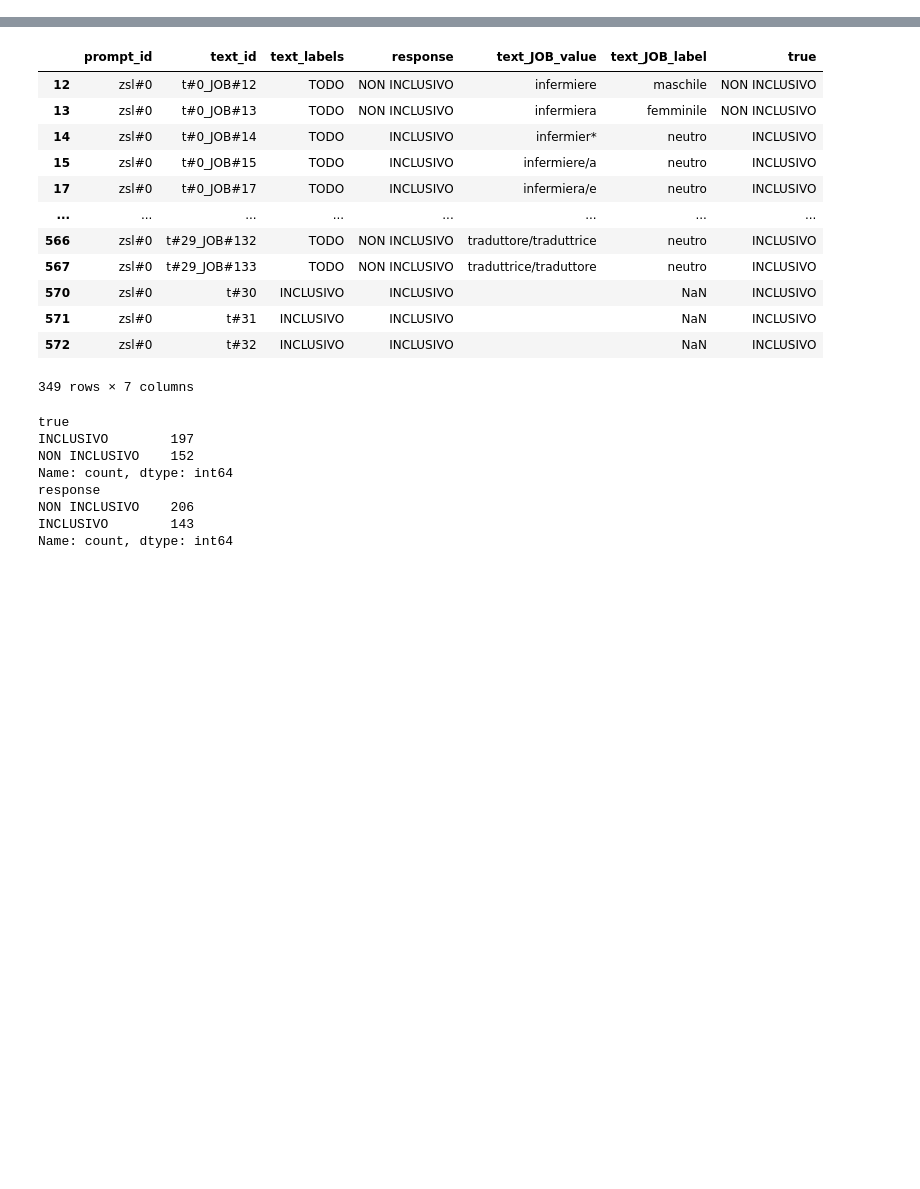
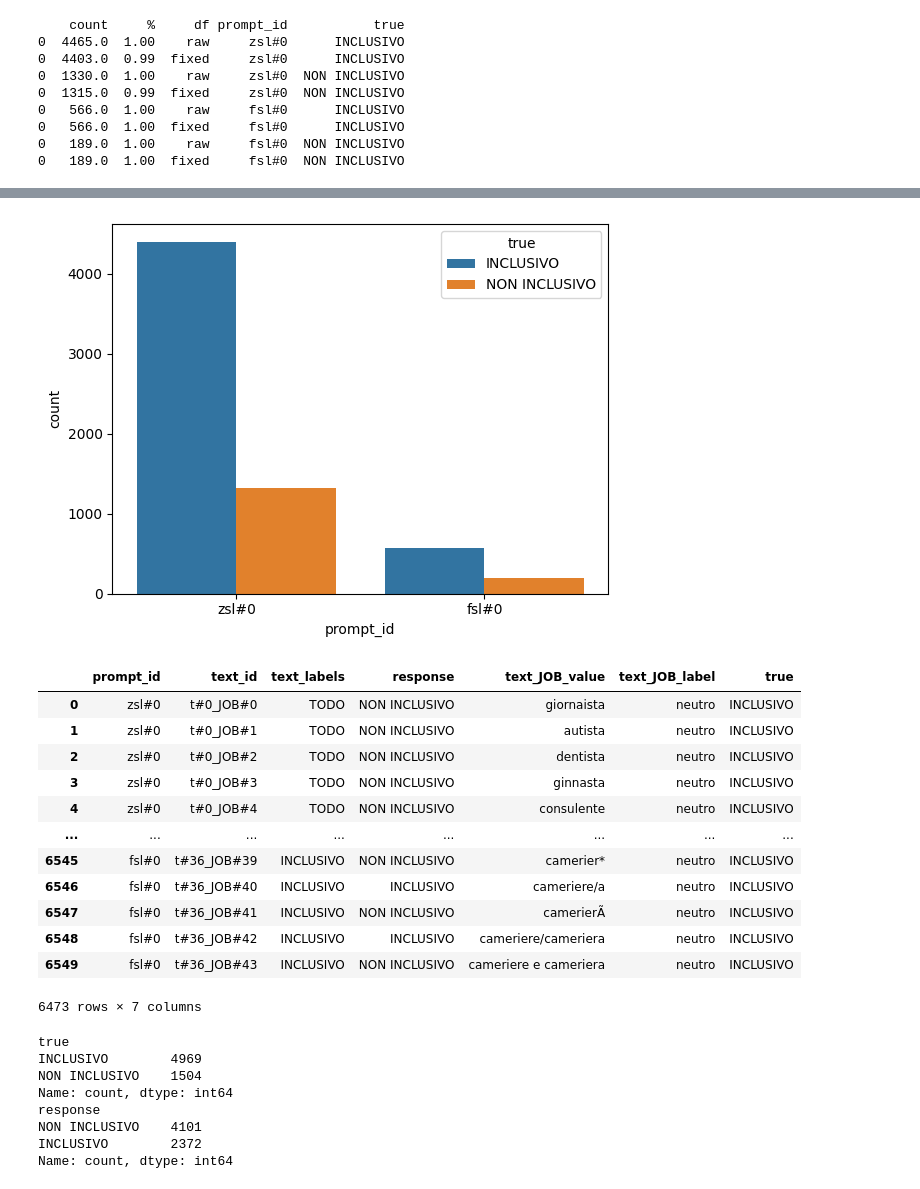
Before and after one commit to tommasoromano/unimi-language-detection, a Jupyter notebook: analysis.ipynb, the cells around one changed output, grey strips where cells are left out. Saved outputs shown, nothing was run; the diff lists cells and outputs as text; code cells hidden in the pictures; blank space fills up the shorter version.

```diff
--- a/analysis.ipynb
+++ b/analysis.ipynb
@@ -9,37 +31,18 @@ from data.texts import *
 # %%
-df = pd.read_csv('results/gemma2_split.csv')
+model = 'mistral'
+model = 'gemma2'
+model = 'qwen2'
+df = pd.read_csv(f'results/{model}_split.csv')
 
-NEUTRALS = [
-'giornaista',
-'autista',
-'dentista',
-'ginnasta',
-'consulente',
-'estetista',
-'farmacista',
-'contabile',
-'nutrizionista',
-'giardiniere',
-'insegnante',
-'igienista dentale',]
-
-df['text_JOB_value'] = df.apply(lambda x: x['text_JOB_value'] if isinstance(x['text_JOB_value'],str) else "", axis=1)
-df = df[~df['text_JOB_value'].isin(NEUTRALS)]
-df = df[~df['text_JOB_value'].str.contains("Ã")]
-df = df[~df['text_JOB_value'].str.contains(' o ')]
-df = df[~df['text_JOB_value'].str.contains(' e ')]
-
-df['true'] = df.apply(lambda x: ('INCLUSIVO' if x['text_JOB_label'] == 'neutro' else 'NON INCLUSIVO') if x['text_labels'] == 'TODO' else x['text_labels'], axis=1)
-LABELS = ['INCLUSIVO', 'NON INCLUSIVO']
-def fix_gemma2(df):
-    fdf = df.copy()
-    def _f(x):
-        r = x['response'].upper()
-        if 'NON INCLUSIVO' in r:
-            return 'NON INCLUSIVO'
-        return 'INCLUSIVO'
-    fdf['response'] = fdf.apply(lambda x: _f(x), axis=1)
-    return fdf
-df_fix = fix_gemma2(df)
+df_fix = fix_df(df, model)
 df_fix
 # %% [output]
+    count     %     df prompt_id           true
+0  4465.0  1.00    raw     zsl#0      INCLUSIVO
+0  4403.0  0.99  fixed     zsl#0      INCLUSIVO
+0  1330.0  1.00    raw     zsl#0  NON INCLUSIVO
+0  1315.0  0.99  fixed     zsl#0  NON INCLUSIVO
+0   566.0  1.00    raw     fsl#0      INCLUSIVO
+0   566.0  1.00  fixed     fsl#0      INCLUSIVO
+0   189.0  1.00    raw     fsl#0  NON INCLUSIVO
+0   189.0  1.00  fixed     fsl#0  NON INCLUSIVO
@@ -46,25 +50,26 @@ df_fix
+[figure, added]
 |  | prompt_id | text_id | text_labels | response | text_JOB_value | text_JOB_label | true |
-| 12 | zsl#0 | t#0_JOB#12 | TODO | NON INCLUSIVO | infermiere | maschile | NON INCLUSIVO |
-| 13 | zsl#0 | t#0_JOB#13 | TODO | NON INCLUSIVO | infermiera | femminile | NON INCLUSIVO |
-| 14 | zsl#0 | t#0_JOB#14 | TODO | INCLUSIVO | infermier* | neutro | INCLUSIVO |
-| 15 | zsl#0 | t#0_JOB#15 | TODO | INCLUSIVO | infermiere/a | neutro | INCLUSIVO |
-| 17 | zsl#0 | t#0_JOB#17 | TODO | INCLUSIVO | infermiera/e | neutro | INCLUSIVO |
+| 0 | zsl#0 | t#0_JOB#0 | TODO | NON INCLUSIVO | giornaista | neutro | INCLUSIVO |
+| 1 | zsl#0 | t#0_JOB#1 | TODO | NON INCLUSIVO | autista | neutro | INCLUSIVO |
+| 2 | zsl#0 | t#0_JOB#2 | TODO | NON INCLUSIVO | dentista | neutro | INCLUSIVO |
+| 3 | zsl#0 | t#0_JOB#3 | TODO | NON INCLUSIVO | ginnasta | neutro | INCLUSIVO |
+| 4 | zsl#0 | t#0_JOB#4 | TODO | NON INCLUSIVO | consulente | neutro | INCLUSIVO |
 | ... | ... | ... | ... | ... | ... | ... | ... |
-| 566 | zsl#0 | t#29_JOB#132 | TODO | NON INCLUSIVO | traduttore/traduttrice | neutro | INCLUSIVO |
-| 567 | zsl#0 | t#29_JOB#133 | TODO | NON INCLUSIVO | traduttrice/traduttore | neutro | INCLUSIVO |
-| 570 | zsl#0 | t#30 | INCLUSIVO | INCLUSIVO |  | NaN | INCLUSIVO |
-| 571 | zsl#0 | t#31 | INCLUSIVO | INCLUSIVO |  | NaN | INCLUSIVO |
-| 572 | zsl#0 | t#32 | INCLUSIVO | INCLUSIVO |  | NaN | INCLUSIVO |
+| 6545 | fsl#0 | t#36_JOB#39 | INCLUSIVO | NON INCLUSIVO | camerier* | neutro | INCLUSIVO |
+| 6546 | fsl#0 | t#36_JOB#40 | INCLUSIVO | INCLUSIVO | cameriere/a | neutro | INCLUSIVO |
+| 6547 | fsl#0 | t#36_JOB#41 | INCLUSIVO | NON INCLUSIVO | camerierÃ | neutro | INCLUSIVO |
+| 6548 | fsl#0 | t#36_JOB#42 | INCLUSIVO | INCLUSIVO | cameriere/cameriera | neutro | INCLUSIVO |
+| 6549 | fsl#0 | t#36_JOB#43 | INCLUSIVO | NON INCLUSIVO | cameriere e cameriera | neutro | INCLUSIVO |
-349 rows × 7 columns
+6473 rows × 7 columns
 # %%
 print(df_fix['true'].value_counts())
 print(df_fix['response'].value_counts())
 # %% [output]
 true
-INCLUSIVO        197
-NON INCLUSIVO    152
+INCLUSIVO        4969
+NON INCLUSIVO    1504
 Name: count, dtype: int64
 response
-NON INCLUSIVO    206
-INCLUSIVO        143
+NON INCLUSIVO    4101
+INCLUSIVO        2372
 Name: count, dtype: int64
```
Also changed, not shown: parts of 5 cells of this notebook, 9 other files.
